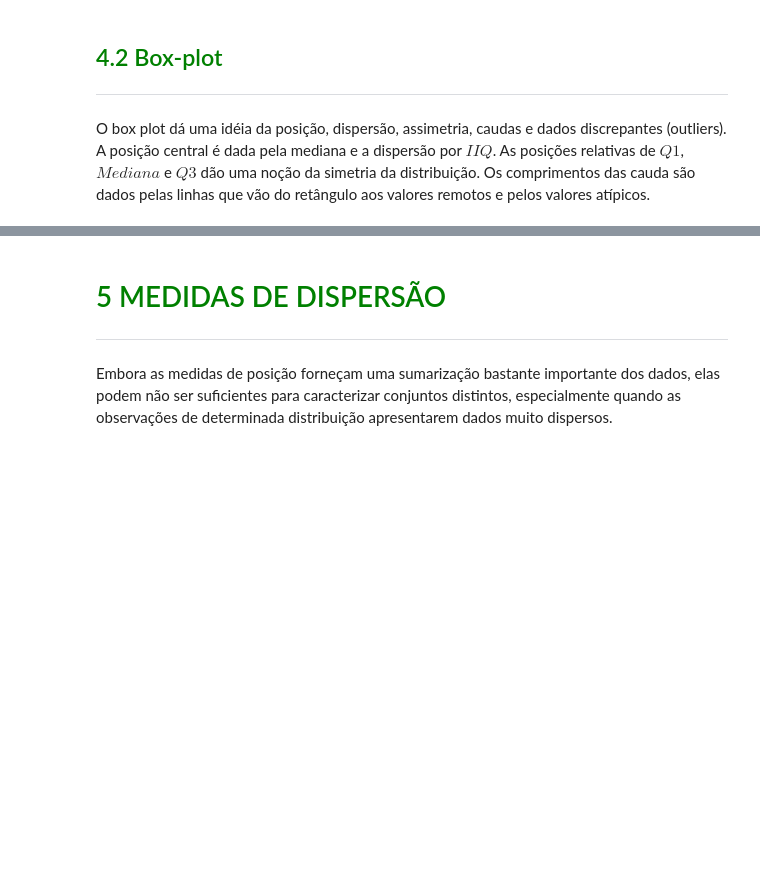
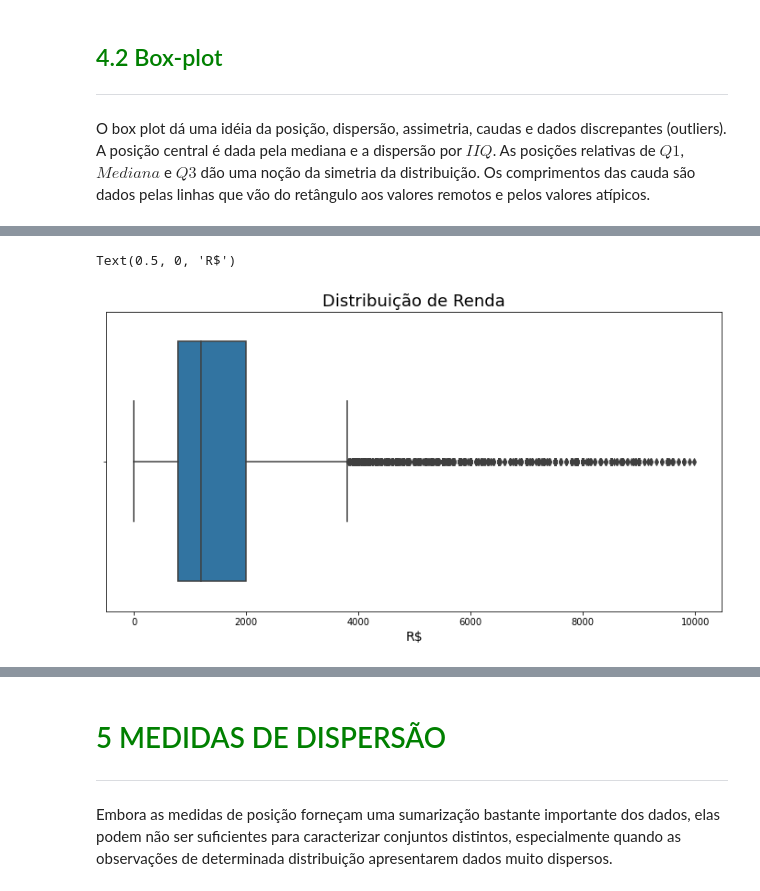
Before and after one commit to heber-augusto/course-stats-with-python, a Jupyter notebook: stats_with_python.ipynb, the cells around one changed output, grey strips where cells are left out. Cells and saved outputs as stored; diff of their text form; code cells hidden in the pictures; blank space fills up the shorter version.

```diff
--- a/stats_with_python.ipynb
+++ b/stats_with_python.ipynb
@@ -949,0 +1037,13 @@ O box plot dá uma idéia da posição, dispersão, assimetria, caudas e dados d
+# %%
+import seaborn as sns
+ax = sns.boxplot(
+    x='Renda',
+    data=df.query('Renda < 10000'),
+    orient='h')
+
+ax.figure.set_size_inches(12, 6)
+ax.set_title('Distribuição de Renda', fontsize=18)
+ax.set_xlabel('R$', fontsize=14)
+# %% [output]
+Text(0.5, 0, 'R$')
+[figure, added]
```
Also changed, not shown: parts of 10 cells of this notebook.
